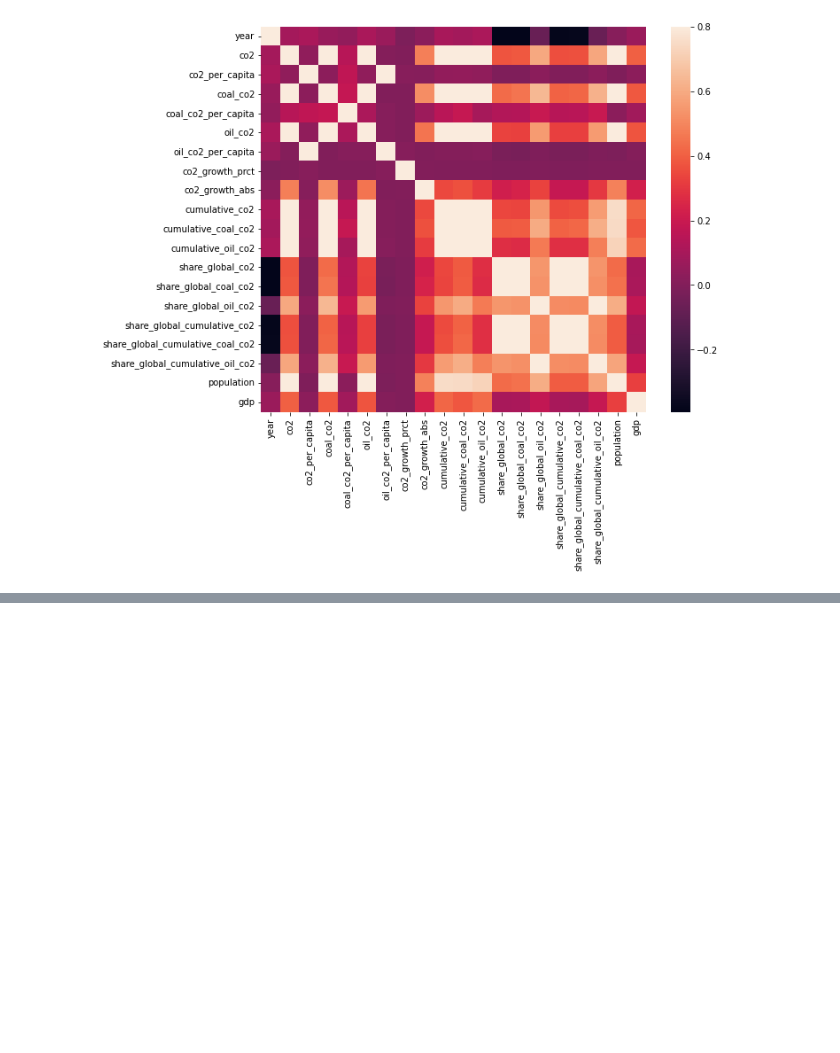
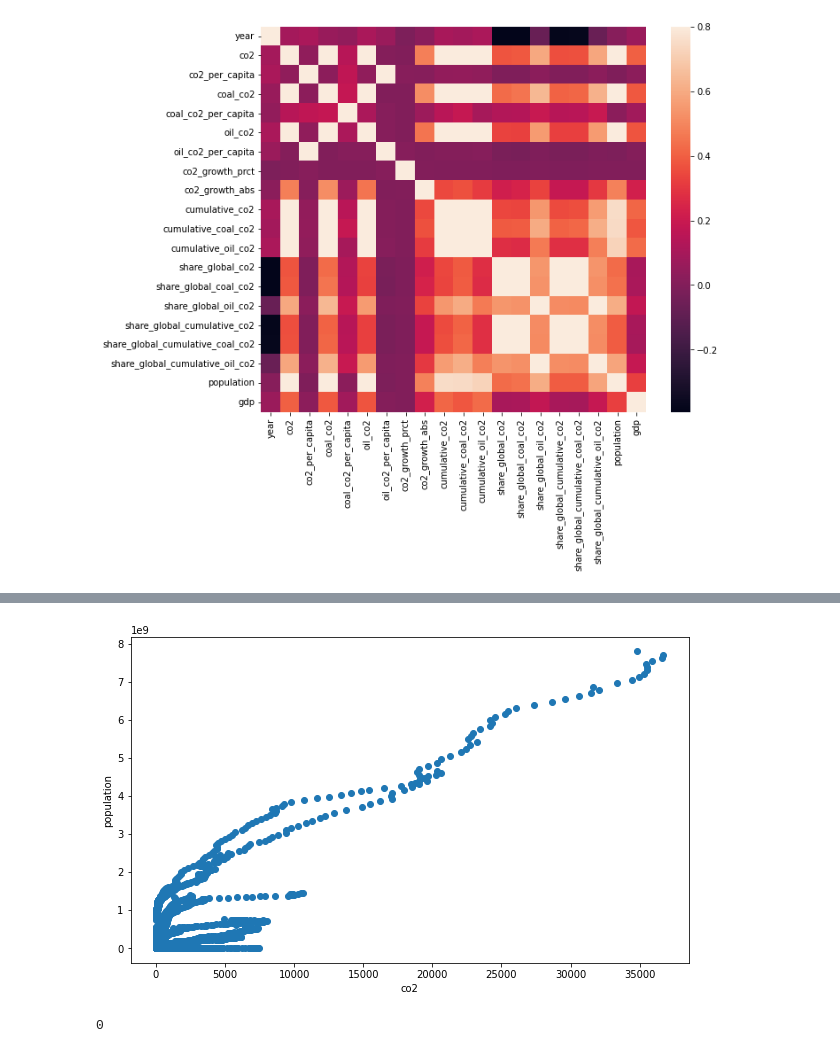
Before and after one commit to pk2971/CO2-emissions-vs-GDP, a Jupyter notebook: CO2_emissions_vs_GDP.ipynb, the cells around one changed output, grey strips where cells are left out. Cells and saved outputs as stored; diff of their text form; code cells hidden in the pictures; blank space fills up the shorter version.

```diff
--- a/CO2_emissions_vs_GDP.ipynb
+++ b/CO2_emissions_vs_GDP.ipynb
@@ -113,0 +126,14 @@ sns.heatmap(corrmat, vmax=.8, square=True,xticklabels=True, yticklabels=True);
+# %%
+fig, ax = plt.subplots(figsize=(10, 6))
+ax.scatter(x = df['co2'], y = df['population'])
+plt.xlabel("co2")
+plt.ylabel("population")
+
+plt.show()
+# %% [output]
+[figure, added]
+# %%
+count=(df['gdp']==0).sum()
+print(count)
+# %% [output]
+0
```
Also changed, not shown: parts of 1 cell of this notebook.
